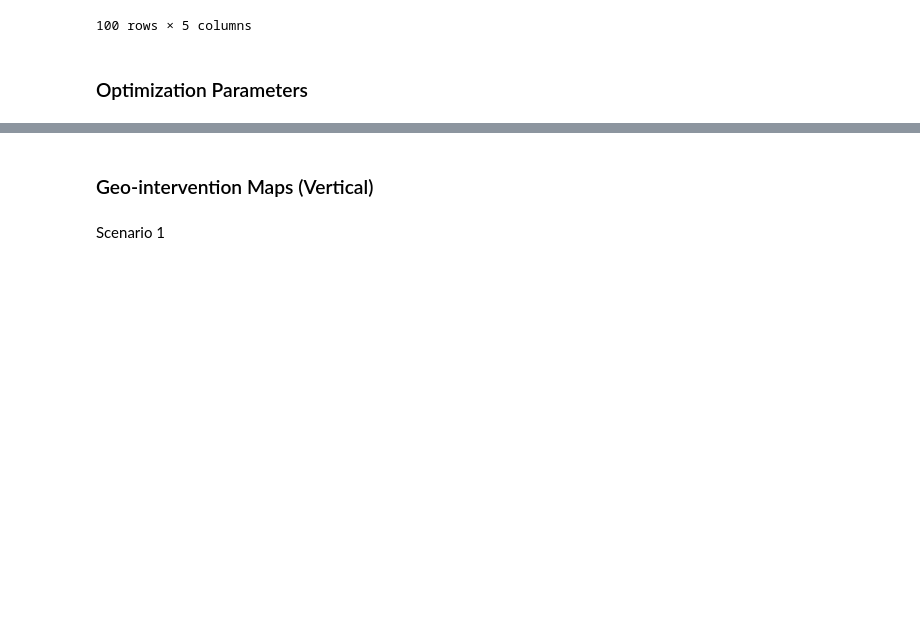
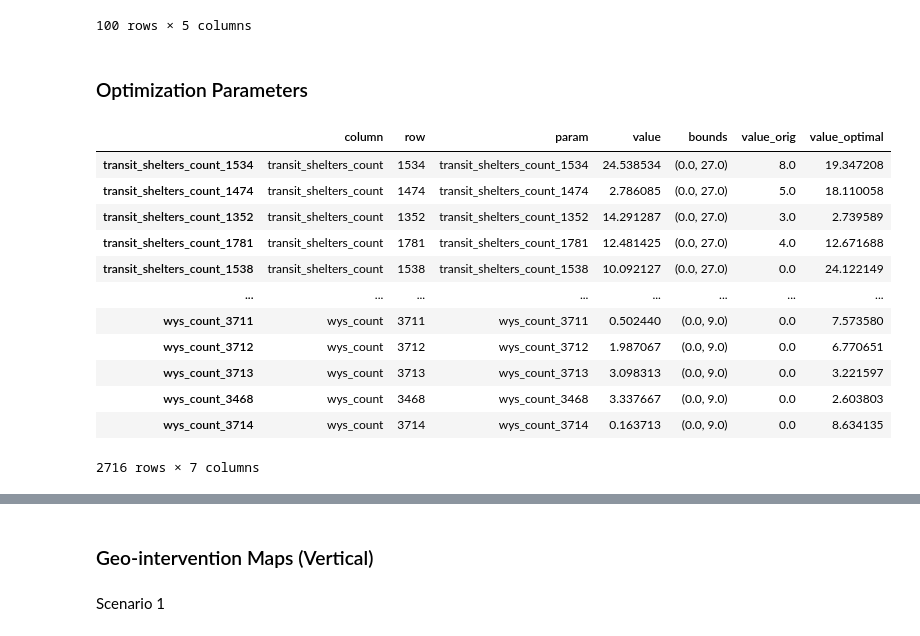
Before and after one commit to rrwen/wen-li-2026-geointerv, a Jupyter notebook: src/case-study/step3-geointervention-generation.ipynb, the cells around one changed output, grey strips where cells are left out. Drawn from its saved outputs; the diff is of its cells as text; code cells hidden in the pictures; blank space fills up the shorter version.

```diff
--- a/src/case-study/step3-geointervention-generation.ipynb
+++ b/src/case-study/step3-geointervention-generation.ipynb
@@ -262,7 +276,21 @@ gdata[[c + '_opt1' for c in gcols] + [ycol]].head(100)
 # %% [markdown]
 ### Optimization Parameters
 # %%
-#opt_params['opt1']
+opt_params['opt1']
+# %% [output]
+|  | column | row | param | value | bounds | value_orig | value_optimal |
+| transit_shelters_count_1534 | transit_shelters_count | 1534 | transit_shelters_count_1534 | 24.538534 | (0.0, 27.0) | 8.0 | 19.347208 |
+| transit_shelters_count_1474 | transit_shelters_count | 1474 | transit_shelters_count_1474 | 2.786085 | (0.0, 27.0) | 5.0 | 18.110058 |
+| transit_shelters_count_1352 | transit_shelters_count | 1352 | transit_shelters_count_1352 | 14.291287 | (0.0, 27.0) | 3.0 | 2.739589 |
+| transit_shelters_count_1781 | transit_shelters_count | 1781 | transit_shelters_count_1781 | 12.481425 | (0.0, 27.0) | 4.0 | 12.671688 |
+| transit_shelters_count_1538 | transit_shelters_count | 1538 | transit_shelters_count_1538 | 10.092127 | (0.0, 27.0) | 0.0 | 24.122149 |
+| ... | ... | ... | ... | ... | ... | ... | ... |
+| wys_count_3711 | wys_count | 3711 | wys_count_3711 | 0.502440 | (0.0, 9.0) | 0.0 | 7.573580 |
+| wys_count_3712 | wys_count | 3712 | wys_count_3712 | 1.987067 | (0.0, 9.0) | 0.0 | 6.770651 |
+| wys_count_3713 | wys_count | 3713 | wys_count_3713 | 3.098313 | (0.0, 9.0) | 0.0 | 3.221597 |
+| wys_count_3468 | wys_count | 3468 | wys_count_3468 | 3.337667 | (0.0, 9.0) | 0.0 | 2.603803 |
+| wys_count_3714 | wys_count | 3714 | wys_count_3714 | 0.163713 | (0.0, 9.0) | 0.0 | 8.634135 |
+2716 rows × 7 columns
 # %%
 len(opt_params['opt1'].index)
 # %% [output]
```
Also changed, not shown: parts of 16 cells of this notebook.
